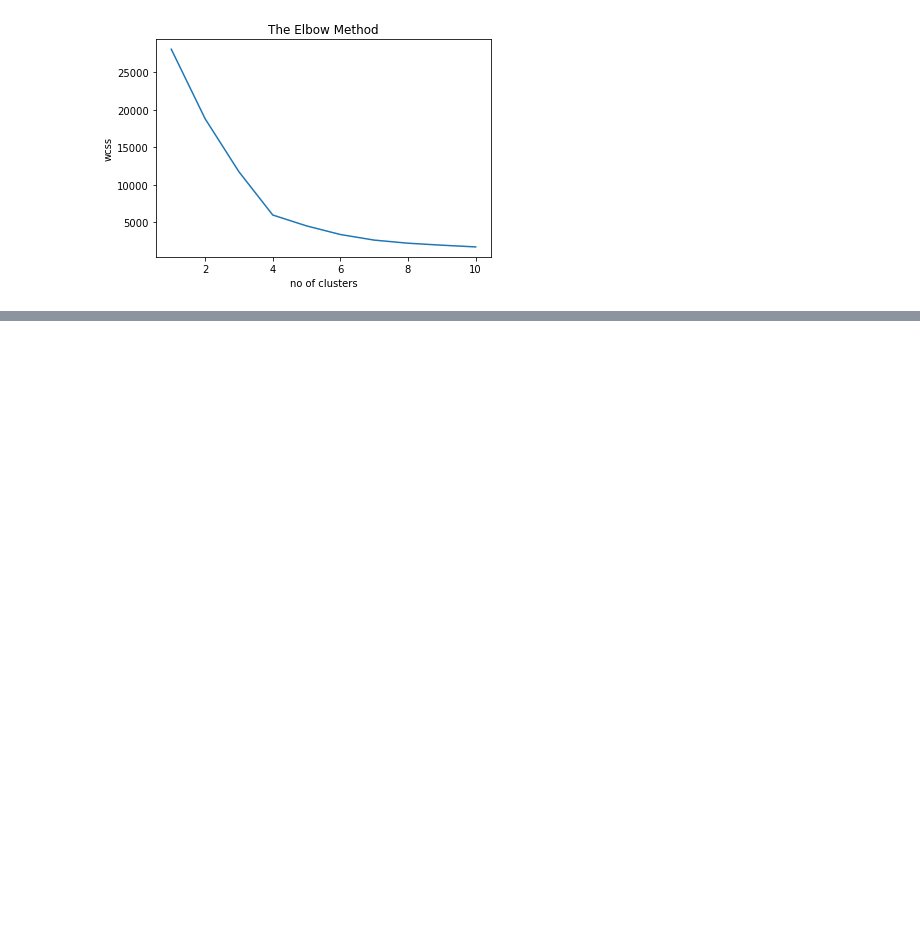
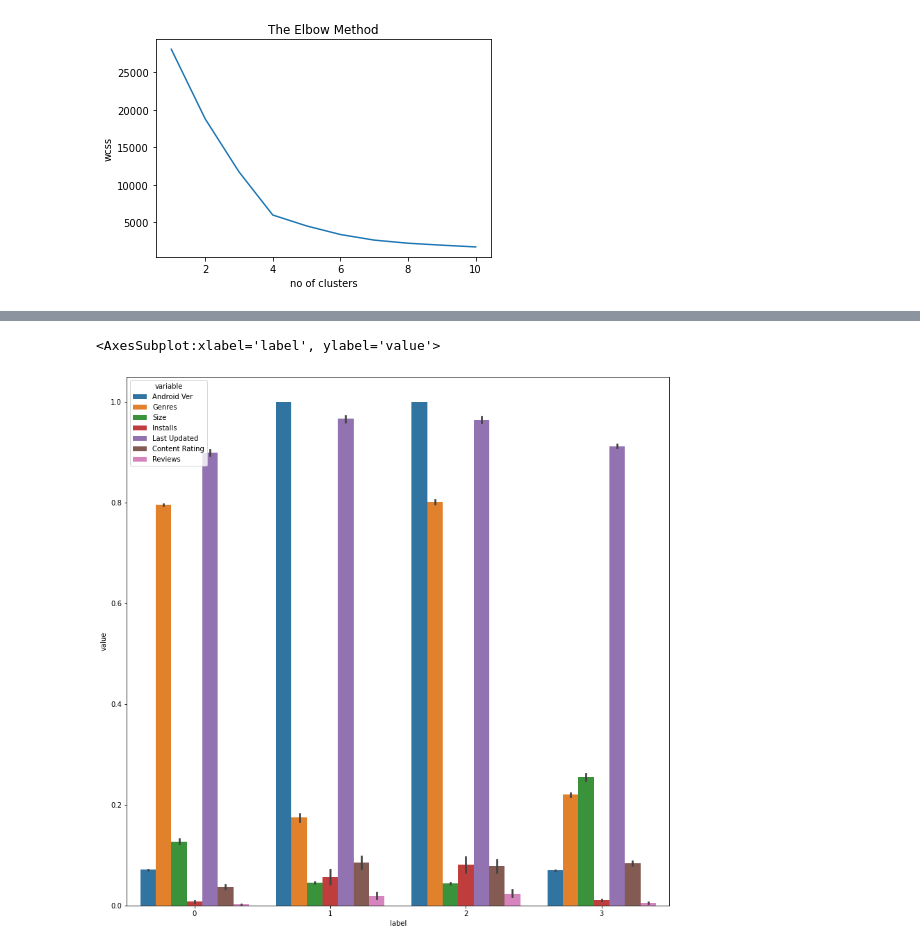
Before and after one commit to Vesna96/UnsupervisedLearning, a Jupyter notebook: MasinskoUcenjeDomaci2.ipynb, the cells around one changed output, grey strips where cells are left out. Saved outputs shown, nothing was run; the diff lists cells and outputs as text; code cells hidden in the pictures; blank space fills up the shorter version.

```diff
--- a/MasinskoUcenjeDomaci2.ipynb
+++ b/MasinskoUcenjeDomaci2.ipynb
@@ -579,0 +611,17 @@ dtype: int64
+# %%
+test_df = data_df.copy()
+test_df['label'] = cluster_labels
+df_mean = (test_df.groupby('label').mean())
+# %%
+results = pd.DataFrame(columns=['Variable', 'Var'])
+for column in df_mean.columns[1:]:
+    results.loc[len(results), :] = [column, np.var(df_mean[column])]
+selected_columns = list(results.sort_values(
+        'Var', ascending=False,
+    ).head(10).Variable.values) + ['label']
+tidy = test_df[selected_columns].melt(id_vars='label')
+plt.figure(figsize = (14,14))
+sns.barplot(x='label', y='value', hue='variable', data=tidy)
+# %% [output]
+<AxesSubplot:xlabel='label', ylabel='value'>
+[figure, added]
```
Also changed, not shown: parts of 21 cells of this notebook.
